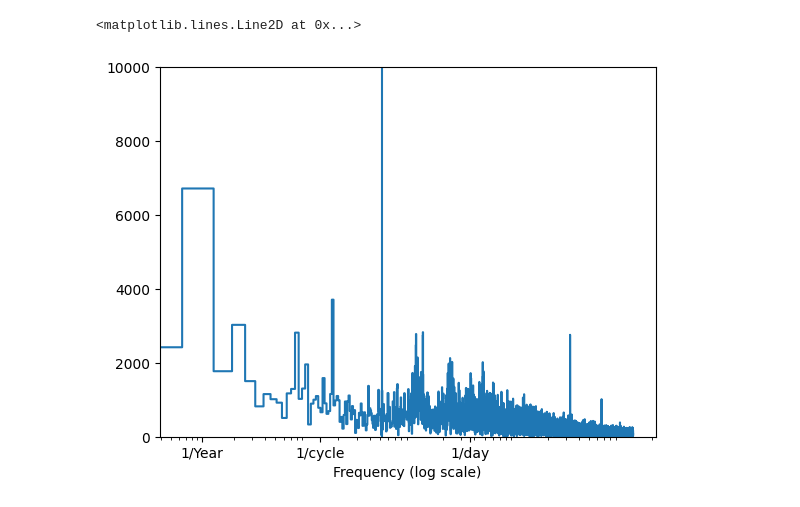
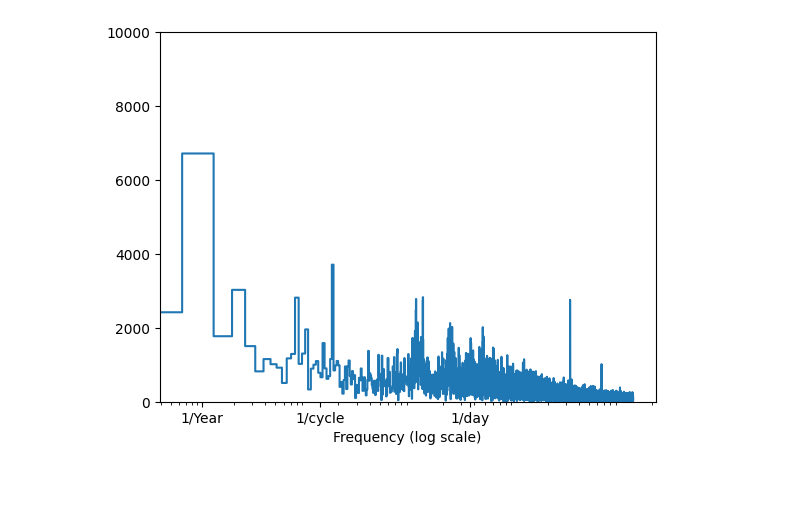
Before and after one commit to AliAhmad02/AppliedML-Final-Project, a Jupyter notebook: periodicities.ipynb, the cells around one changed output. Cells and saved outputs as stored; diff of their text form; code cells hidden in the pictures.

```diff
--- a/periodicities.ipynb
+++ b/periodicities.ipynb
@@ -37,18 +46,17 @@ _ = plt.xlabel('Frequency (log scale)')
 [figure]
 # %%
+# Inspecting Kp-data for any periodicity
 fft_kp = tf.signal.rfft(data_kp["Kp"])
 f_per_dataset_kp = np.arange(0, len(fft_kp))
 n_samples_h_kp = len(data_kp) / 3
 hours_per_year = 24*365.2524
 years_per_dataset_kp = n_samples_h_kp/hours_per_year
 
 f_per_year_kp = f_per_dataset_kp/years_per_dataset_kp
 plt.step(f_per_year_kp, np.abs(fft_kp))
 plt.xscale('log')
 plt.xticks([1, 365.2524 / 27.2753, 365.2524], labels=['1/Year', "1/cycle",'1/day'])
 plt.ylim(0, 10000)
 _ = plt.xlabel('Frequency (log scale)')
-plt.axvline(365.2524 / 7)
 # %% [output]
-<matplotlib.lines.Line2D at 0x...>
-[figure, old version]
+[figure, new version]
```
Also changed, not shown: parts of 2 cells of this notebook, 1 other file.
